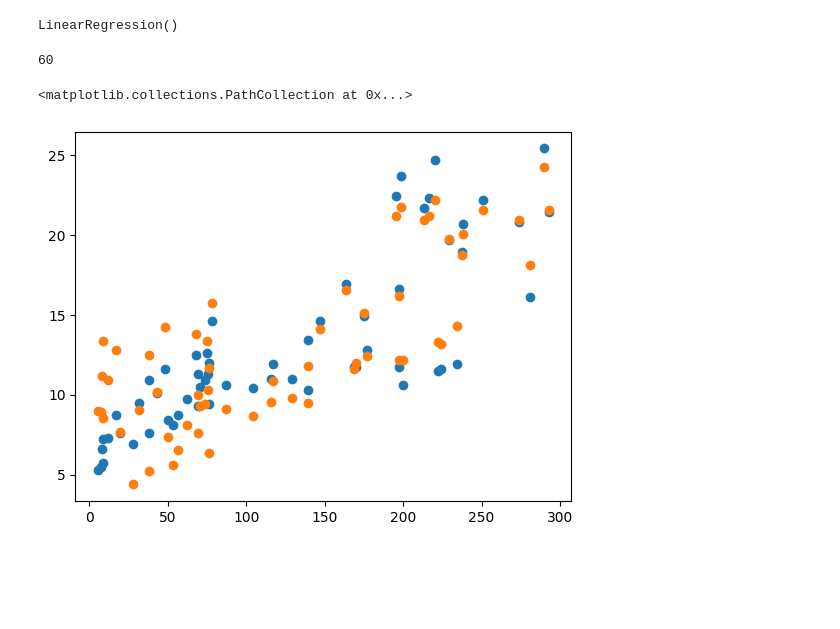
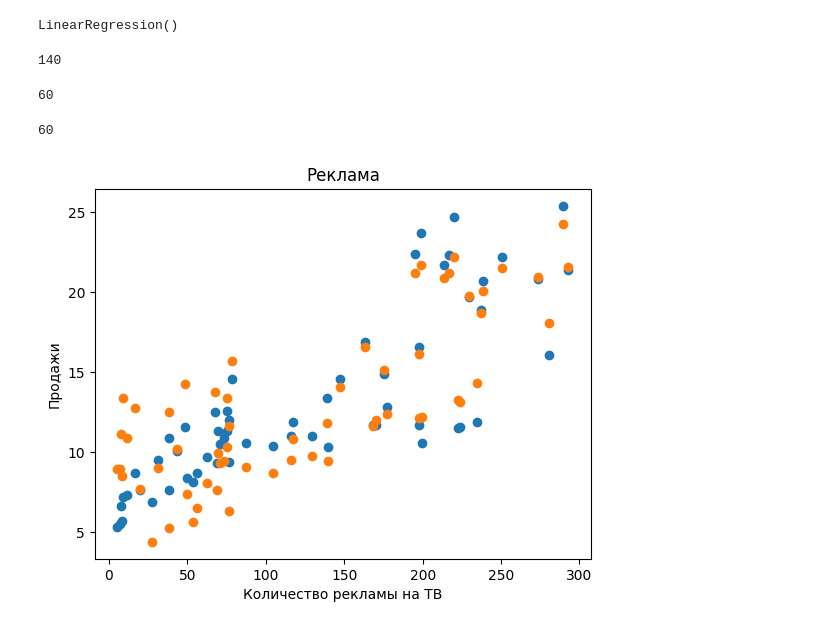
Before and after one commit to AlexTmbMifi/ML_basic, a Jupyter notebook: ML_LinearRegression.ipynb, the cells around one changed output. Drawn from its saved outputs; the diff is of its cells as text; code cells hidden in the pictures; blank space fills up the shorter version.

```diff
--- a/ML_LinearRegression.ipynb
+++ b/ML_LinearRegression.ipynb
@@ -50,8 +57,15 @@ model = LinearRegression()
 model.fit(X_train, Y_train) # обучили модель для предсказания
 # %% [output]
 LinearRegression()
+# %%
+len(Y_train)
+# %% [output]
+140
 # %%
 Y_new = model.predict(X_test)
+len(Y_new)
+# %% [output]
+60
 # %%
 len(Y_test)
 len(X_test)
@@ -60,9 +74,11 @@ len(X_test)
 # %%
 # Сравнение тестовой группы и обученной модели
 # Канал ТВ
+plt.title('Реклама')
+plt.ylabel('Продажи')
+plt.xlabel('Количество рекламы на ТВ')
 plt.scatter(X_test['TV'], Y_test)
-plt.scatter(X_test['TV'], Y_new)
+plt.scatter(X_test['TV'], Y_new);
 # %% [output]
-<matplotlib.collections.PathCollection at 0x...>
-[figure, old version]
+[figure, new version]
 # %%
```
Also changed, not shown: parts of 23 cells of this notebook.
